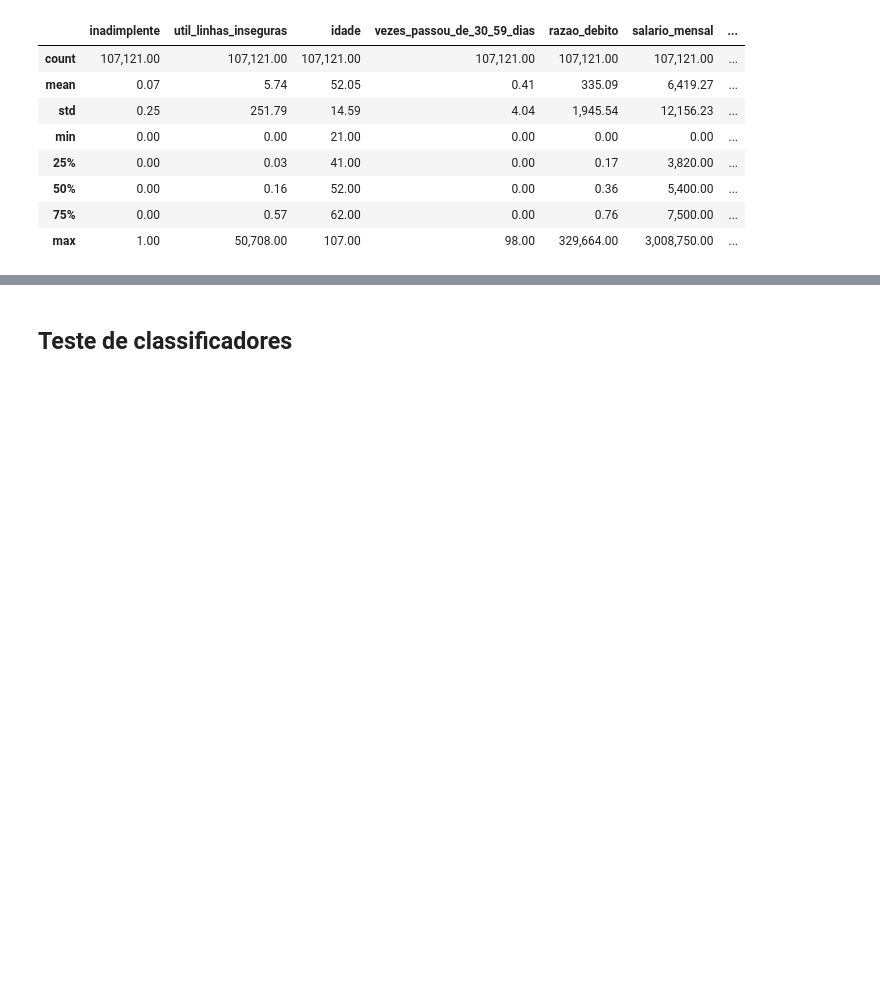
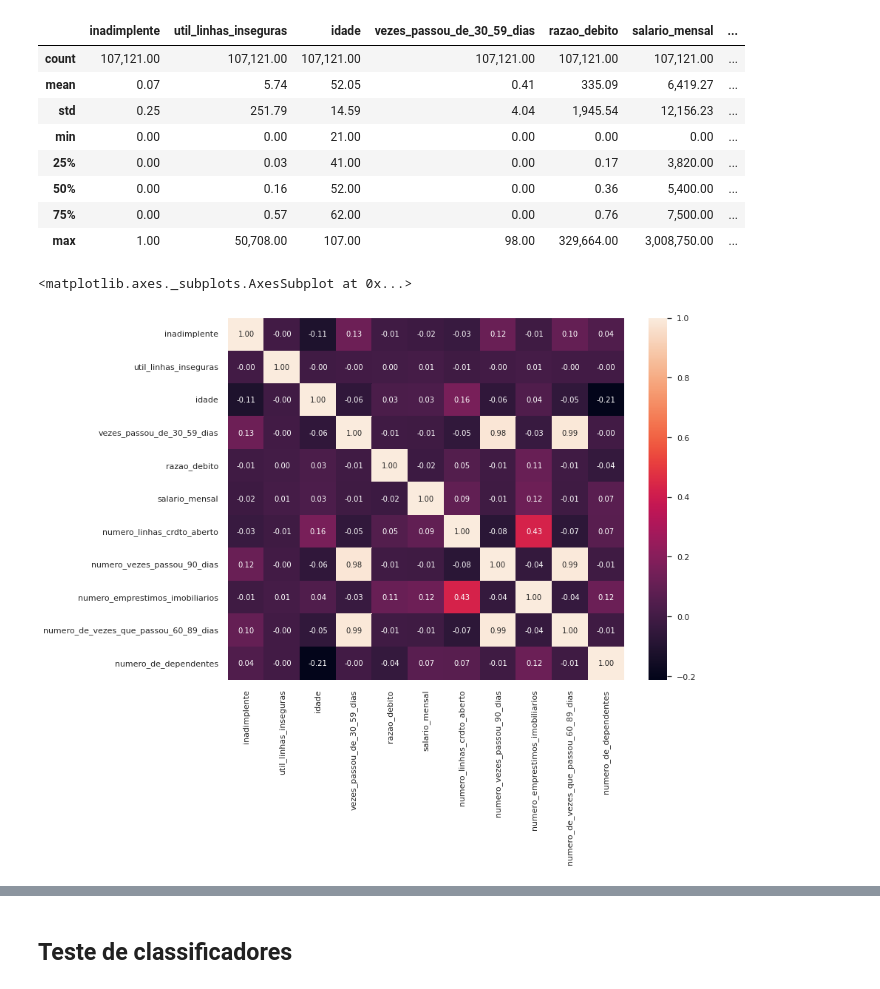
Before and after one commit to Renan-LS/Renan-LS, a Jupyter notebook: cred_score.ipynb, the cells around one changed output, grey strips where cells are left out. Cells and saved outputs as stored; diff of their text form; code cells hidden in the pictures; blank space fills up the shorter version.

```diff
--- a/cred_score.ipynb
+++ b/cred_score.ipynb
@@ -78,9 +74,14 @@ cred_score_train.describe()
 | 75% | 0.00 | 0.57 | 62.00 | 0.00 | 0.76 | 7,500.00 | ... |
 | max | 1.00 | 50,708.00 | 107.00 | 98.00 | 329,664.00 | 3,008,750.00 | ... |
 # %%
+#matriz de correlaçao na qual possibilita a analise simultanea da associação entre as variáveis
+#observar correlação quase perfeita entre as vezes que o cliente atrasou
+#observar que existe um certo grau de correlação entre N_emp_imob com N_linhas_cred_Abert
 corr = cred_score_train.corr()
 sns.set(rc={'axes.facecolor':'white', 'figure.facecolor':'white'})
 plt.subplots(figsize=(12, 9))
-sns.heatmap(corr, vmax=.8,annot_kws={'size': 10}, annot=True, fmt='.2f')
-#matriz de correlaçao
+sns.heatmap(corr, vmax=1,annot_kws={'size': 10}, annot=True, fmt='.2f')
+# %% [output]
+<matplotlib.axes._subplots.AxesSubplot at 0x...>
+[figure, added]
 # %%
```
Also changed, not shown: parts of 48 cells of this notebook.
